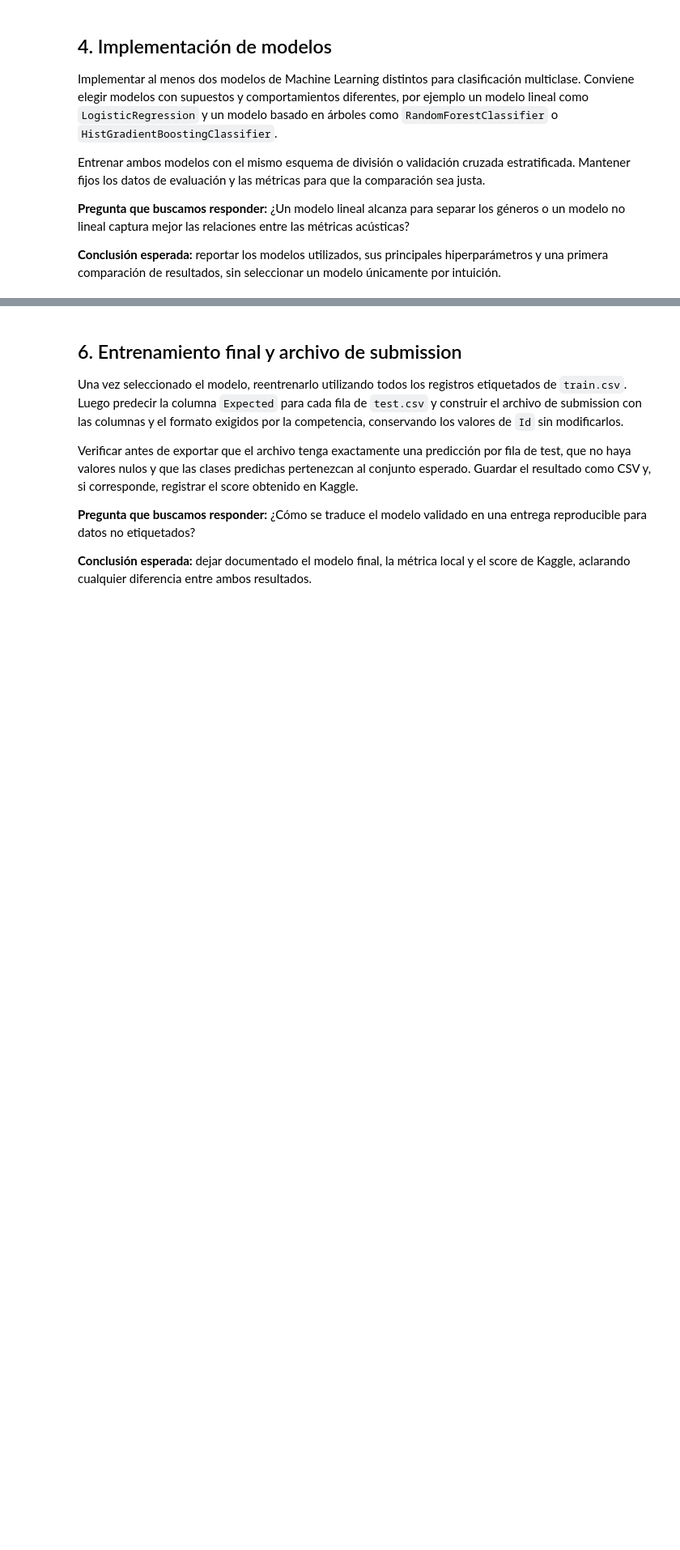
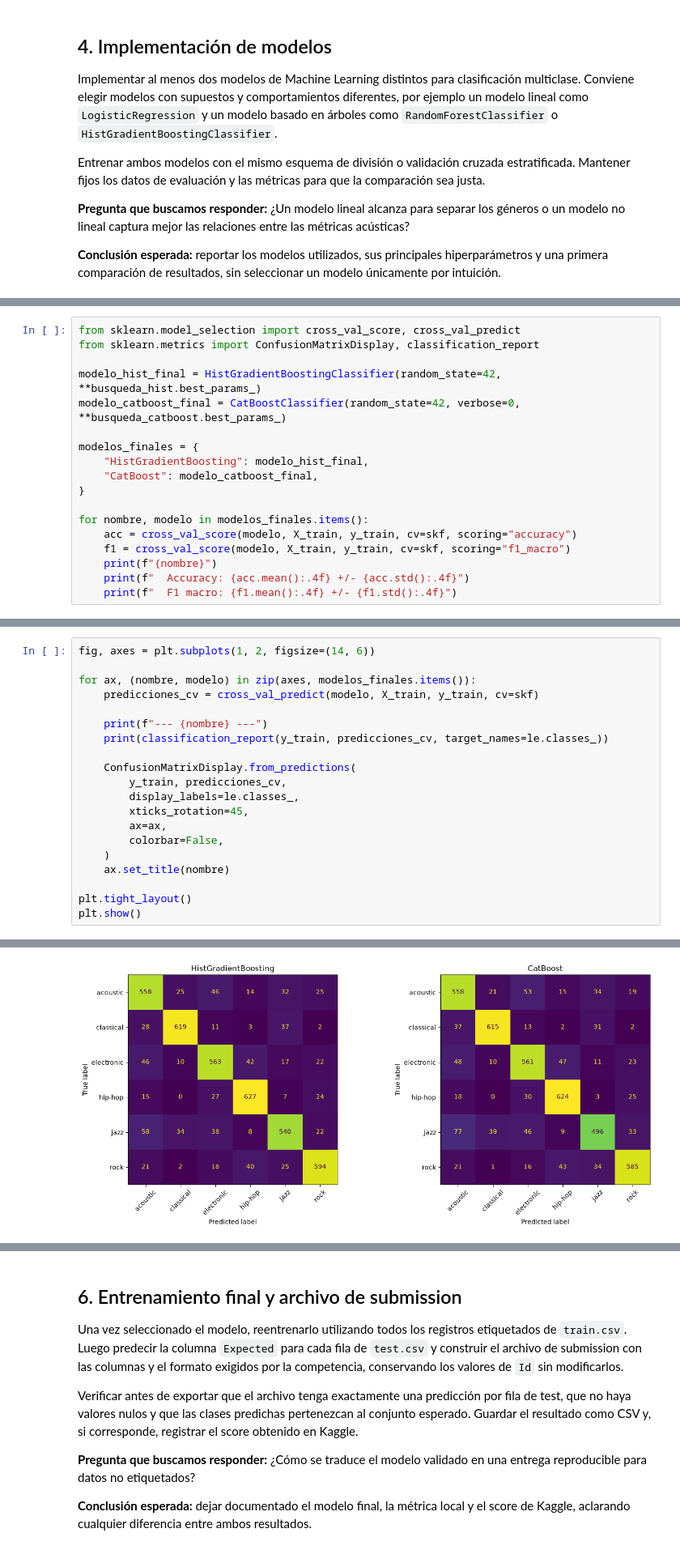
Before and after one commit to lisandrorusso/Clasificaci-n-multicase-, a Jupyter notebook: MLSpotify.ipynb, the cells around one changed output, grey strips where cells are left out. Shown at 81% size. Cells and saved outputs as stored; diff of their text form; blank space fills up the shorter version.

```diff
--- a/MLSpotify.ipynb
+++ b/MLSpotify.ipynb
@@ -346,0 +590,18 @@ Complementar las métricas con una matriz de confusión y un classification repo
+# %%
+from sklearn.model_selection import cross_val_score, cross_val_predict
+from sklearn.metrics import ConfusionMatrixDisplay, classification_report
+
+modelo_hist_final = HistGradientBoostingClassifier(random_state=42, **busqueda_hist.best_params_)
+modelo_catboost_final = CatBoostClassifier(random_state=42, verbose=0, **busqueda_catboost.best_params_)
+
+modelos_finales = {
+    "HistGradientBoosting": modelo_hist_final,
+    "CatBoost": modelo_catboost_final,
+}
+
+for nombre, modelo in modelos_finales.items():
+    acc = cross_val_score(modelo, X_train, y_train, cv=skf, scoring="accuracy")
+    f1 = cross_val_score(modelo, X_train, y_train, cv=skf, scoring="f1_macro")
+    print(f"{nombre}")
+    print(f"  Accuracy: {acc.mean():.4f} +/- {acc.std():.4f}")
+    print(f"  F1 macro: {f1.mean():.4f} +/- {f1.std():.4f}")
@@ -346,0 +615,21 @@ Complementar las métricas con una matriz de confusión y un classification repo
+# %%
+fig, axes = plt.subplots(1, 2, figsize=(14, 6))
+
+for ax, (nombre, modelo) in zip(axes, modelos_finales.items()):
+    predicciones_cv = cross_val_predict(modelo, X_train, y_train, cv=skf)
+
+    print(f"--- {nombre} ---")
+    print(classification_report(y_train, predicciones_cv, target_names=le.classes_))
+
+    ConfusionMatrixDisplay.from_predictions(
+        y_train, predicciones_cv,
+        display_labels=le.classes_,
+        xticks_rotation=45,
+        ax=ax,
+        colorbar=False,
+    )
+    ax.set_title(nombre)
+
+plt.tight_layout()
+plt.show()
+# %% [output]
@@ -346,0 +653 @@ Complementar las métricas con una matriz de confusión y un classification repo
+[figure, added]
```
Also changed, not shown: parts of 33 cells of this notebook.
